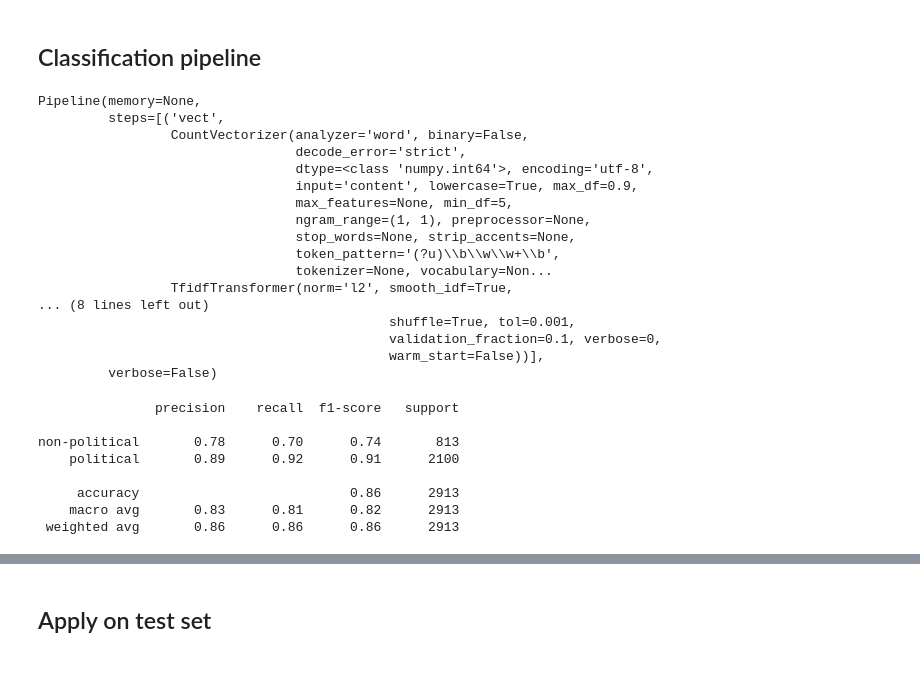
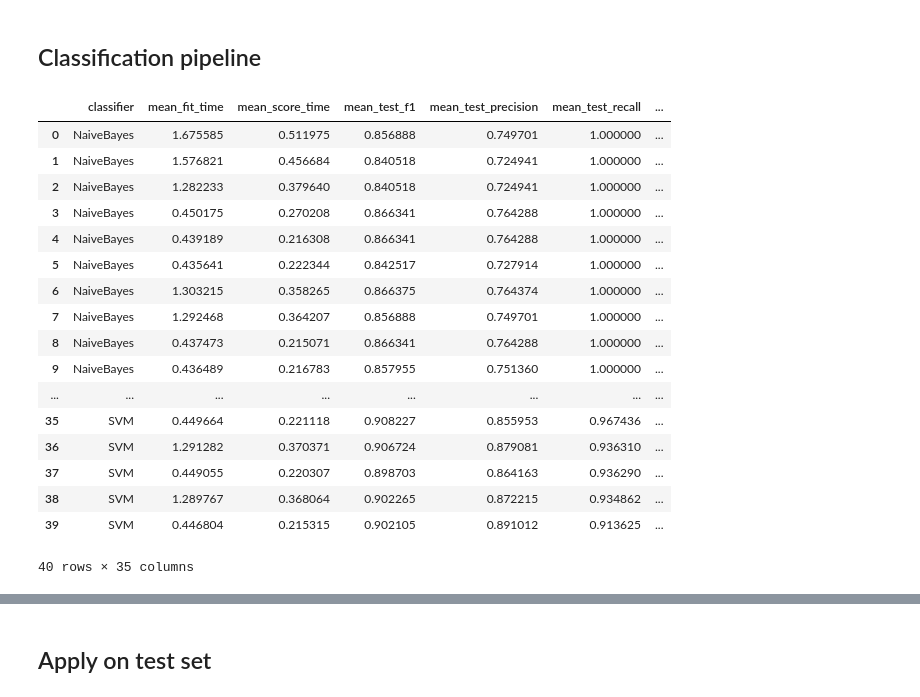
Before and after one commit to Filter-Bubble/topics, a Jupyter notebook: notebooks/Coding-classification.ipynb, the cells around one changed output, grey strips where cells are left out. Drawn from its saved outputs; the diff is of its cells as text; code cells hidden in the pictures; blank space fills up the shorter version.

```diff
--- a/notebooks/Coding-classification.ipynb
+++ b/notebooks/Coding-classification.ipynb
@@ -104,25 +105,6 @@ from sklearn.pipeline import Pipeline
 text_clf = Pipeline([
      ('vect', CountVectorizer(min_df=5, max_df=0.9)),
      ('tfidf', TfidfTransformer()),
-     ('clf', PassiveAggressiveClassifier())
+    ('clf', SGDClassifier())
+     #('clf', PassiveAggressiveClassifier())
 ])
-# %%
-text_clf.fit(X_train, y_train)
-# %% [output]
-Pipeline(memory=None,
-         steps=[('vect',
-                 CountVectorizer(analyzer='word', binary=False,
-                                 decode_error='strict',
-                                 dtype=<class 'numpy.int64'>, encoding='utf-8',
-                                 input='content', lowercase=True, max_df=0.9,
-                                 max_features=None, min_df=5,
-                                 ngram_range=(1, 1), preprocessor=None,
-                                 stop_words=None, strip_accents=None,
-                                 token_pattern='(?u)\\b\\w\\w+\\b',
-                                 tokenizer=None, vocabulary=Non...
-                 TfidfTransformer(norm='l2', smooth_idf=True,
-... (8 lines left out)
-                                             shuffle=True, tol=0.001,
-                                             validation_fraction=0.1, verbose=0,
-                                             warm_start=False))],
-         verbose=False)
@@ -131,13 +156,23 @@ predicted = text_clf.predict(X_val)
+# %%
+results_cv
+# %% [output]
+|  | classifier | mean_fit_time | mean_score_time | mean_test_f1 | mean_test_precision | mean_test_recall | ... |
+| 0 | NaiveBayes | 1.675585 | 0.511975 | 0.856888 | 0.749701 | 1.000000 | ... |
+| 1 | NaiveBayes | 1.576821 | 0.456684 | 0.840518 | 0.724941 | 1.000000 | ... |
+| 2 | NaiveBayes | 1.282233 | 0.379640 | 0.840518 | 0.724941 | 1.000000 | ... |
+| 3 | NaiveBayes | 0.450175 | 0.270208 | 0.866341 | 0.764288 | 1.000000 | ... |
+| 4 | NaiveBayes | 0.439189 | 0.216308 | 0.866341 | 0.764288 | 1.000000 | ... |
+| 5 | NaiveBayes | 0.435641 | 0.222344 | 0.842517 | 0.727914 | 1.000000 | ... |
+| 6 | NaiveBayes | 1.303215 | 0.358265 | 0.866375 | 0.764374 | 1.000000 | ... |
+| 7 | NaiveBayes | 1.292468 | 0.364207 | 0.856888 | 0.749701 | 1.000000 | ... |
+| 8 | NaiveBayes | 0.437473 | 0.215071 | 0.866341 | 0.764288 | 1.000000 | ... |
+| 9 | NaiveBayes | 0.436489 | 0.216783 | 0.857955 | 0.751360 | 1.000000 | ... |
+| ... | ... | ... | ... | ... | ... | ... | ... |
+| 35 | SVM | 0.449664 | 0.221118 | 0.908227 | 0.855953 | 0.967436 | ... |
+| 36 | SVM | 1.291282 | 0.370371 | 0.906724 | 0.879081 | 0.936310 | ... |
+| 37 | SVM | 0.449055 | 0.220307 | 0.898703 | 0.864163 | 0.936290 | ... |
+| 38 | SVM | 1.289767 | 0.368064 | 0.902265 | 0.872215 | 0.934862 | ... |
+| 39 | SVM | 0.446804 | 0.215315 | 0.902105 | 0.891012 | 0.913625 | ... |
+40 rows × 35 columns
 # %%
 target_names = ['non-political', 'political']#[topic_names[i] for i in sorted(topic_sub)]
-# %%
-print(metrics.classification_report(y_val, predicted, target_names=target_names))
-# %% [output]
-               precision    recall  f1-score   support
-
-non-political       0.78      0.70      0.74       813
-    political       0.89      0.92      0.91      2100
-
-     accuracy                           0.86      2913
-    macro avg       0.83      0.81      0.82      2913
- weighted avg       0.86      0.86      0.86      2913
```
Also changed, not shown: parts of 22 cells of this notebook.
